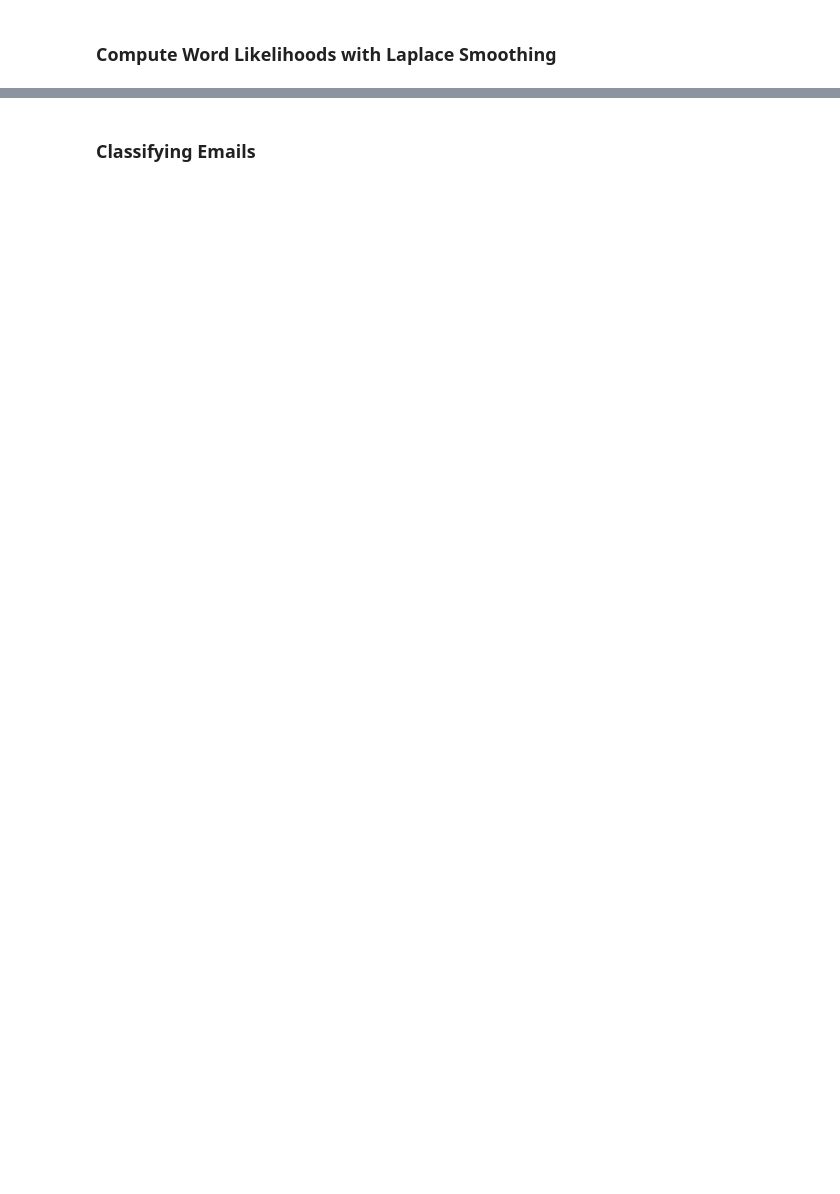
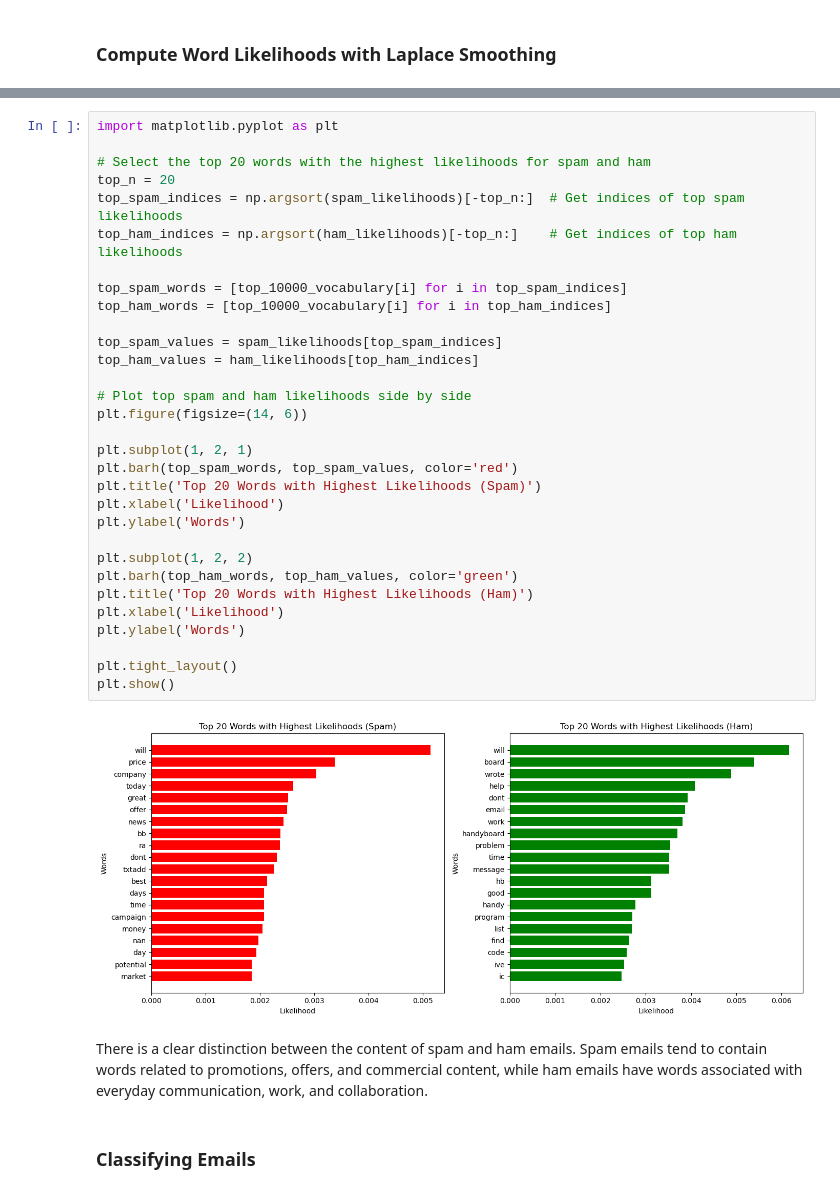
Before and after one commit to xkaze09/CMSC197, a Jupyter notebook: Assignment 4/hw4-salinas.ipynb, the cells around one changed output, grey strips where cells are left out. Cells and saved outputs as stored; diff of their text form; blank space fills up the shorter version.

```diff
--- a/Assignment 4/hw4-salinas.ipynb
+++ b/Assignment 4/hw4-salinas.ipynb
@@ -262,6 +364,41 @@ print("Likelihood calculation complete.")
 # %% [output]
 Calculating likelihoods with Laplace smoothing...
 Likelihood calculation complete.
+# %%
+import matplotlib.pyplot as plt
+
+# Select the top 20 words with the highest likelihoods for spam and ham
+top_n = 20
+top_spam_indices = np.argsort(spam_likelihoods)[-top_n:]  # Get indices of top spam likelihoods
+top_ham_indices = np.argsort(ham_likelihoods)[-top_n:]    # Get indices of top ham likelihoods
+
+top_spam_words = [top_10000_vocabulary[i] for i in top_spam_indices]
+top_ham_words = [top_10000_vocabulary[i] for i in top_ham_indices]
+
+top_spam_values = spam_likelihoods[top_spam_indices]
+top_ham_values = ham_likelihoods[top_ham_indices]
+
+# Plot top spam and ham likelihoods side by side
+plt.figure(figsize=(14, 6))
+
+plt.subplot(1, 2, 1)
+plt.barh(top_spam_words, top_spam_values, color='red')
+plt.title('Top 20 Words with Highest Likelihoods (Spam)')
+plt.xlabel('Likelihood')
+plt.ylabel('Words')
+
+plt.subplot(1, 2, 2)
+plt.barh(top_ham_words, top_ham_values, color='green')
+plt.title('Top 20 Words with Highest Likelihoods (Ham)')
+plt.xlabel('Likelihood')
+plt.ylabel('Words')
+
+plt.tight_layout()
+plt.show()
+# %% [output]
+[figure, added]
+# %% [markdown]
+There is a clear distinction between the content of spam and ham emails. Spam emails tend to contain words related to promotions, offers, and commercial content, while ham emails have words associated with everyday communication, work, and collaboration.
 # %% [markdown]
 ### Classifying Emails
 # %%
```
Also changed, not shown: parts of 25 cells of this notebook.
